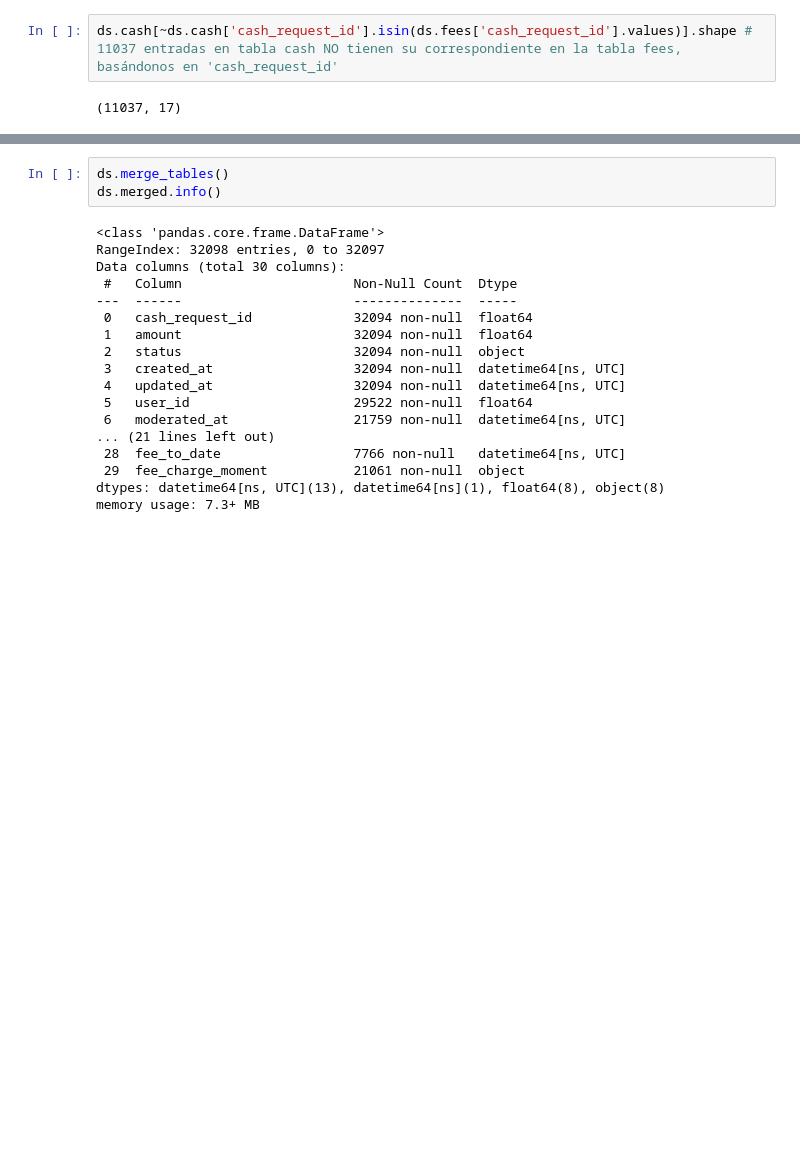
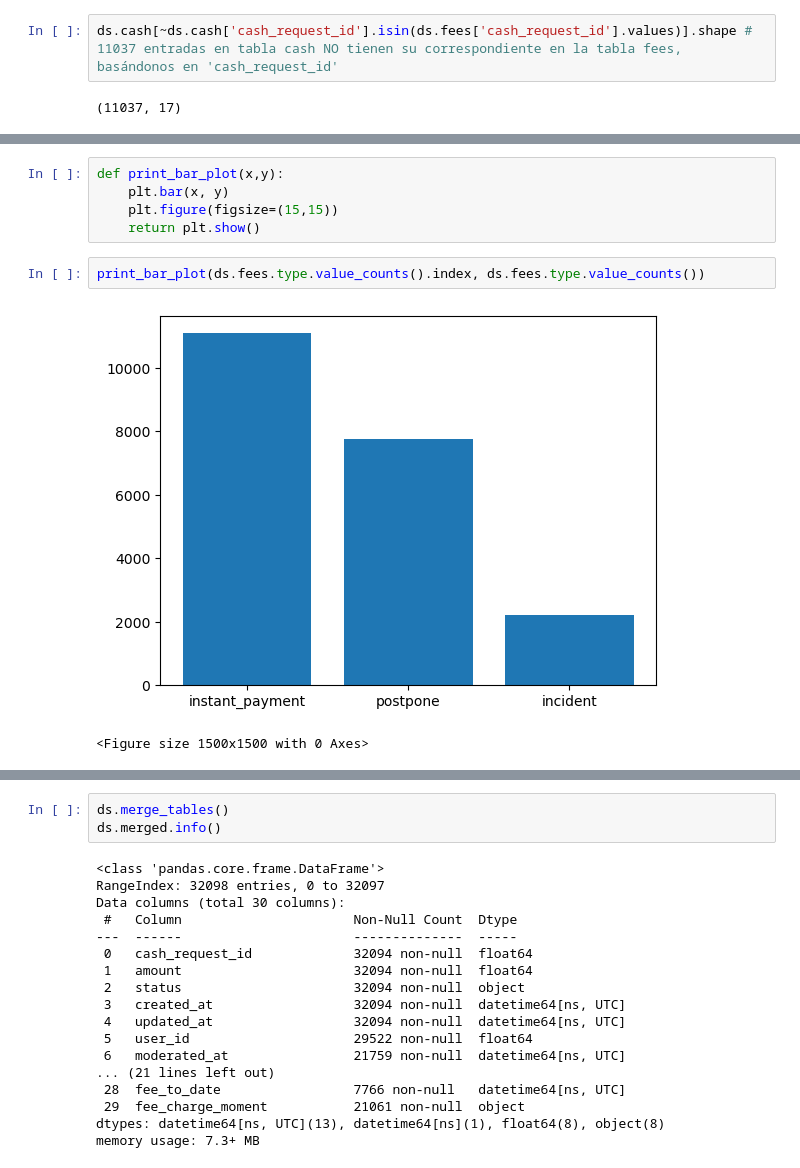
Before and after one commit to DataScience-UOC-projects/monayvi, a Jupyter notebook: notebooks/EDA_plus.ipynb, the cells around one changed output, grey strips where cells are left out. Drawn from its saved outputs; the diff is of its cells as text; blank space fills up the shorter version.

```diff
--- a/notebooks/EDA_plus.ipynb
+++ b/notebooks/EDA_plus.ipynb
@@ -126,0 +233,10 @@ ds.cash[ds.cash['cash_request_id'].isin([11164, 11444, 11788, 12212])] # Confirm
+# %%
+def print_bar_plot(x,y):
+    plt.bar(x, y)
+    plt.figure(figsize=(15,15))
+    return plt.show()
+# %%
+print_bar_plot(ds.fees.type.value_counts().index, ds.fees.type.value_counts())
+# %% [output]
+[figure, added]
+<Figure size 1500x1500 with 0 Axes>
```
Also changed, not shown: parts of 11 cells of this notebook, 1 other file.
